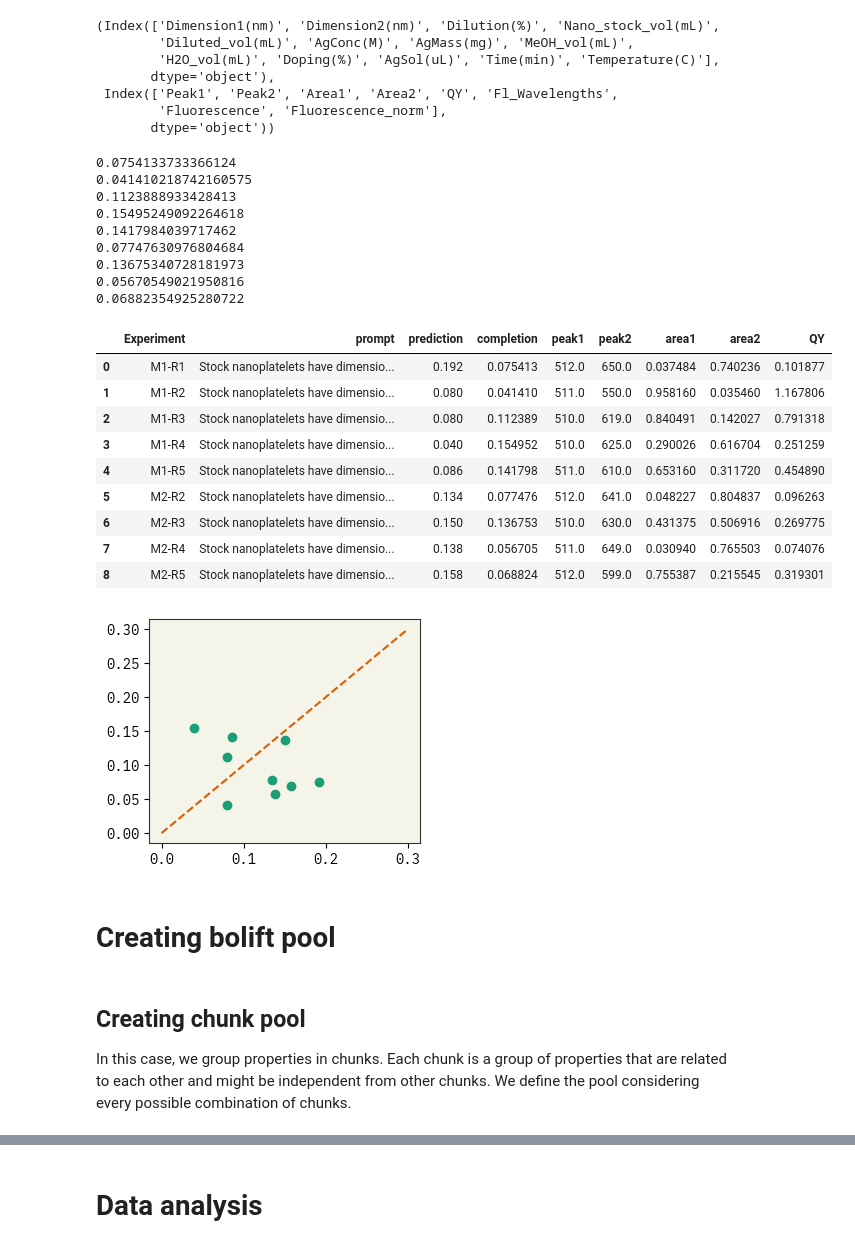
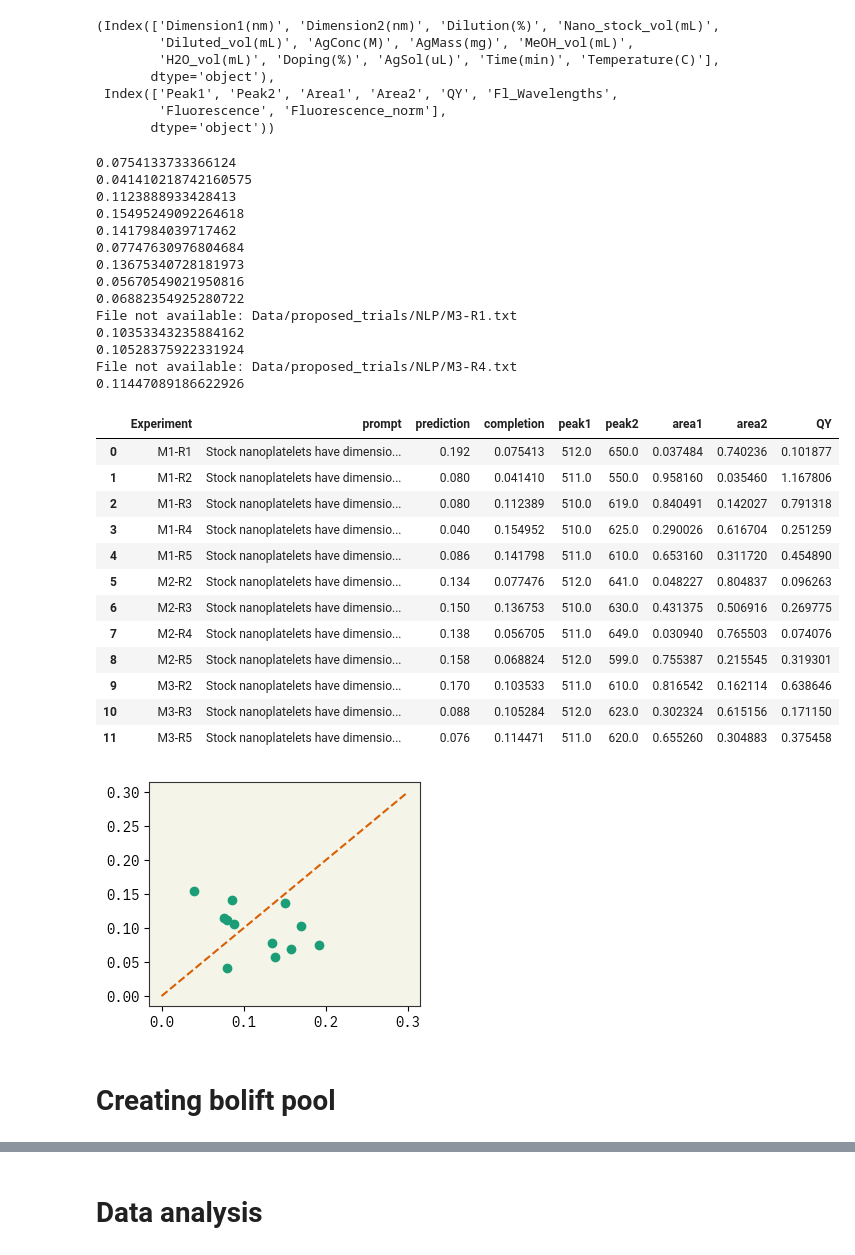
Before and after one commit to maykcaldas/BioNano-DOE, a Jupyter notebook: AgML/process_data.ipynb, the cells around one changed output, grey strips where cells are left out. Drawn from its saved outputs; the diff is of its cells as text; code cells hidden in the pictures.

```diff
--- a/AgML/process_data.ipynb
+++ b/AgML/process_data.ipynb
@@ -325,12 +325,19 @@ BO_NLP = {
     "M1-R3" : "Stock nanoplatelets have dimensions 36.9235 nm by 7.4427 nm and the optical density of 100x hexanes dilution of stock is 0.12% recorded at 512nm. 0.5 mL nanoplatelets stock is diluted 7x by hexanes using 3.5 mL for each trial of doping. Silver acetate solution of 0.006 M is made with 14.0 mg of silver acetate in 10 mL of MeOH and 4 mL of water. 0.25 % Ag doping requires 0.51 uL of silver doping solution, respectively. The reaction was performed at 1000 rpm for 180 minutes at 0 oC. Fluorescence of each doped sample was collected as a 30x dilution with hexanes.",
     "M1-R4" : "Stock nanoplatelets have dimensions 36.9235 nm by 7.4427 nm and the optical density of 100x hexanes dilution of stock is 0.12% recorded at 512nm. 0.5 mL nanoplatelets stock is diluted 7x by hexanes using 3.5 mL for each trial of doping. Silver acetate solution of 0.00668 M is made with 7.8 mg of silver acetate in 5 mL of MeOH and 2 mL of water. 2.5 % Ag doping requires 4.61 uL of silver doping solution, respectively. The reaction was performed at 1000 rpm for 60 minutes at 25 oC. Fluorescence of each doped sample was collected as a 30x dilution with hexanes.",
     "M1-R5" : "Stock nanoplatelets have dimensions 36.9235 nm by 7.4427 nm and the optical density of 100x hexanes dilution of stock is 0.175% recorded at 512nm. 0.25 mL nanoplatelets stock is diluted 7x by hexanes using 1.75 mL for each trial of doping. Silver acetate solution of 0.00668 M is made with 7.8 mg of silver acetate in 5 mL of MeOH and 2 mL of water. 1.25 % Ag doping requires 1.2 uL of silver doping solution, respectively. The reaction was performed at 1000 rpm for 60 minutes at 25 oC. Fluorescence of each doped sample was collected as a 30x dilution with hexanes.",
+    #
     # "M2-R1" : "", # <- Was not performed due to lack of material with the proposed dimensions #
     "M2-R2" : "Stock nanoplatelets have dimensions 46.3494 nm by 8.0954 nm (375.21nm2) and the optical density of 100x hexanes dilution of stock is 0.31% recorded at 511nm. 0.5 mL nanoplatelets stock is diluted 7x by hexanes using 3.5 mL for each trial of doping. Silver acetate solution of 0.006 M is made with 14.0 mg of silver acetate in 9.9854 mL of MeOH and 3.9942 mL of water. 2.0 % Ag doping requires 13.372 uL of silver doping solution, respectively. The reaction was performed at 1000 rpm for 180.0 minutes at 25.0 oC. Fluorescence of each doped sample was collected as a 30x dilution with hexanes.",
     "M2-R3" : "Stock nanoplatelets have dimensions 36.9235 nm by 7.44 nm (274.8nm2) and the optical density of 100x hexanes dilution of stock is 0.29% recorded at 510nm. 0.25 mL nanoplatelets stock is diluted 7x by hexanes using 1.75 mL for each trial of doping. Silver acetate solution of 0.006 M is made with 14.0 mg of silver acetate in 9.9854 mL of MeOH and 3.9942 mL of water. 2.0 % Ag doping requires 4.78 uL of silver doping solution, respectively. The reaction was performed at 1000 rpm for 60.0 minutes at 50.0 oC. Fluorescence of each doped sample was collected as a 30x dilution with hexanes.",
     "M2-R4" : "Stock nanoplatelets have dimensions 36.9 nm by 7.44 nm (274.8nm2) and the optical density of 100x hexanes dilution of stock is 0.29% recorded at 510nm. 0.25 mL nanoplatelets stock is diluted 7x by hexanes using 1.75 mL for each trial of doping. Silver acetate solution of 0.006 M is made with 14.0 mg of silver acetate in 9.9854 mL of MeOH and 3.9942 mL of water. 5.0 % Ag doping requires 11.8 uL of silver doping solution, respectively. The reaction was performed at 1000 rpm for 180.0 minutes at 25.0 oC. Fluorescence of each doped sample was collected as a 30x dilution with hexanes.",
     "M2-R5" : "Stock nanoplatelets have dimensions 30.928 nm by 7.955 nm (246.042nm2) and the optical density of 100x hexanes dilution of stock is 0.3% recorded at 512nm. 0.5 mL nanoplatelets stock is diluted 7x by hexanes using 3.5 mL for each trial of doping. Silver acetate solution of 0.006 M is made with 7.8 mg of silver acetate in 5.5633 mL of MeOH and 2.2253 mL of water. 1.0 % Ag doping requires 4.2 uL of silver doping solution, respectively. The reaction was performed at 1000 rpm for 60.0 minutes at 25.0 oC. Fluorescence of each doped sample was collected as a 30x dilution with hexanes.",
-}
+    #
+    "M3-R1" : "Stock nanoplatelets have dimensions 19.835 nm by 14.762 nm and the optical density of 100x hexanes dilution of stock is 0.42% recorded at 512nm. 0.5 mL nanoplatelets stock is diluted 7x by hexanes using 3.5 mL for each trial of doping. Silver acetate solution of 0.006 M is made with 7.8 mg of silver acetate in 5 mL of MeOH and 2 mL of water. 2.5 % Ag doping requires 3.4 uL of silver doping solution, respectively. The reaction was performed at 1000 rpm for 180 minutes at 0 oC. Fluorescence of each doped sample was collected as a 30x dilution with hexanes.",
+    "M3-R2" : "Stock nanoplatelets have dimensions 31.121 nm by 7.358 nm and the optical density of 100x hexanes dilution of stock is 0.212% recorded at 512nm. 0.5 mL nanoplatelets stock is diluted 7x by hexanes using 3.5 mL for each trial of doping. Silver acetate solution of 0.006 M is made with 7.8 mg of silver acetate in 5 mL of MeOH and 2 mL of water. 1.25 % Ag doping requires 1.4 uL of silver doping solution, respectively. The reaction was performed at 1000 rpm for 180 minutes at 25 oC. Fluorescence of each doped sample was collected as a 30x dilution with hexanes.",
+    "M3-R3" : "Stock nanoplatelets have dimensions 29.529 nm by 8.737 nm and the optical density of 100x hexanes dilution of stock is 0.42% recorded at 512nm. 0.5 mL nanoplatelets stock is diluted 7x by hexanes using 3.5 mL for each trial of doping. Silver acetate solution of 0.006 M is made with 7.8 mg of silver acetate in 5 mL of MeOH and 2 mL of water. 2.5 % Ag doping requires 3.4 uL of silver doping solution, respectively. The reaction was performed at 1000 rpm for 180 minutes at 25 oC. Fluorescence of each doped sample was collected as a 30x dilution with hexanes.",
+    "M3-R4" : "Stock nanoplatelets have dimensions 19.835 nm by 14.762 nm and the optical density of 100x hexanes dilution of stock is 0.26% recorded at 512nm. 0.5 mL nanoplatelets stock is diluted 7x by hexanes using 3.5 mL for each trial of doping. Silver acetate solution of 0.006 M is made with 7.8 mg of silver acetate in 5 mL of MeOH and 2 mL of water. 2.5 % Ag doping requires 3.4 uL of silver doping solution, respectively. The reaction was performed at 1000 rpm for 60 minutes at 25 oC. Fluorescence of each doped sample was collected as a 30x dilution with hexanes.",
+    "M3-R5" : "Stock nanoplatelets have dimensions 31.121 nm by 7.358 nm and the optical density of 100x hexanes dilution of stock is 0.212% recorded at 512nm. 0.5 mL nanoplatelets stock is diluted 7x by hexanes using 3.5 mL for each trial of doping. Silver acetate solution of 0.006 M is made with 7.8 mg of silver acetate in 5 mL of MeOH and 2 mL of water. 2.5 % Ag doping requires 3.4 uL of silver doping solution, respectively. The reaction was performed at 1000 rpm for 10 minutes at 25 oC. Fluorescence of each doped sample was collected as a 30x dilution with hexanes.",
+    }
 
 BO_NLP_pred = {
     "M1-R1" : 0.192,
@@ -343,9 +350,22 @@ BO_NLP_pred = {
     "M2-R3" : 0.150,
     "M2-R4" : 0.138,
     "M2-R5" : 0.158,
+    "M3-R1" : 0.178,
+    "M3-R2" : 0.170,
+    "M3-R3" : 0.088,
+    "M3-R4" : 0.072,
+    "M3-R5" : 0.076,
 }
 
 for r in BO_NLP.keys():
+    #check if file exists
+    if not os.path.exists(f"Data/proposed_trials/NLP/{r}.txt"):
+        print(f"File not available: Data/proposed_trials/NLP/{r}.txt")
+        continue
+    if not os.path.exists(f"Data/proposed_trials/NLP/{r}.csv"):
+        print(f"File not available: Data/proposed_trials/NLP/{r}.csv")
+        continue
+
     with open(f"Data/proposed_trials/NLP/{r}.txt", "r") as fl_data:
         with open(f"Data/proposed_trials/NLP/{r}.csv", "r") as abs_data:
             prompt = BO_NLP[r]
@@ -365,33 +385,41 @@ for r in BO_NLP.keys():
                 'completion': [completion],
                 'peak1': [peak1],
                 'peak2': [peak2],
                 'area1': [area1],
                 'area2': [area2],
                 'QY': [qy],
             })
             pool_results = pd.concat([pool_results, new_entry], ignore_index=True)
 
 pool_results
 # %% [output]
 0.0754133733366124
 0.041410218742160575
 0.1123888933428413
 0.15495249092264618
 0.1417984039717462
 0.07747630976804684
 0.13675340728181973
 0.05670549021950816
 0.06882354925280722
+File not available: Data/proposed_trials/NLP/M3-R1.txt
+0.10353343235884162
+0.10528375922331924
+File not available: Data/proposed_trials/NLP/M3-R4.txt
+0.11447089186622926
 |  | Experiment | prompt | prediction | completion | peak1 | peak2 | area1 | area2 | QY |
 | 0 | M1-R1 | Stock nanoplatelets have dimensio... | 0.192 | 0.075413 | 512.0 | 650.0 | 0.037484 | 0.740236 | 0.101877 |
 | 1 | M1-R2 | Stock nanoplatelets have dimensio... | 0.080 | 0.041410 | 511.0 | 550.0 | 0.958160 | 0.035460 | 1.167806 |
 | 2 | M1-R3 | Stock nanoplatelets have dimensio... | 0.080 | 0.112389 | 510.0 | 619.0 | 0.840491 | 0.142027 | 0.791318 |
 | 3 | M1-R4 | Stock nanoplatelets have dimensio... | 0.040 | 0.154952 | 510.0 | 625.0 | 0.290026 | 0.616704 | 0.251259 |
 | 4 | M1-R5 | Stock nanoplatelets have dimensio... | 0.086 | 0.141798 | 511.0 | 610.0 | 0.653160 | 0.311720 | 0.454890 |
 | 5 | M2-R2 | Stock nanoplatelets have dimensio... | 0.134 | 0.077476 | 512.0 | 641.0 | 0.048227 | 0.804837 | 0.096263 |
 | 6 | M2-R3 | Stock nanoplatelets have dimensio... | 0.150 | 0.136753 | 510.0 | 630.0 | 0.431375 | 0.506916 | 0.269775 |
 | 7 | M2-R4 | Stock nanoplatelets have dimensio... | 0.138 | 0.056705 | 511.0 | 649.0 | 0.030940 | 0.765503 | 0.074076 |
 | 8 | M2-R5 | Stock nanoplatelets have dimensio... | 0.158 | 0.068824 | 512.0 | 599.0 | 0.755387 | 0.215545 | 0.319301 |
+| 9 | M3-R2 | Stock nanoplatelets have dimensio... | 0.170 | 0.103533 | 511.0 | 610.0 | 0.816542 | 0.162114 | 0.638646 |
+| 10 | M3-R3 | Stock nanoplatelets have dimensio... | 0.088 | 0.105284 | 512.0 | 623.0 | 0.302324 | 0.615156 | 0.171150 |
+| 11 | M3-R5 | Stock nanoplatelets have dimensio... | 0.076 | 0.114471 | 511.0 | 620.0 | 0.655260 | 0.304883 | 0.375458 |
 # %%
 # examples = [f"{p}\t{f}" for p, f in zip(prompts, labels_f)]
 # add prompt, peaks, areas, qy, completion to examples
@@ -411,7 +439,7 @@ plt.plot(pool_results['prediction'], pool_results['completion'], 'o')
 plt.plot((0,0.3), (0,0.3), '--')
 plt.show()
 # %% [output]
-[figure, old version]
+[figure, new version]
 # %% [markdown]
 # Creating bolift pool
 # %%
@@ -424,4 +446,0 @@ prompt_template = "Stock nanoplatelets have dimensions {Dimension1(nm)} nm by {D
-# %% [markdown]
-## Creating chunk pool
-In this case, we group properties in chunks. Each chunk is a group of properties that are related to each other and might be independent from other chunks.
-We define the pool considering every possible combination of chunks.
```
Also changed, not shown: parts of 10 cells of this notebook, 4 other files.
